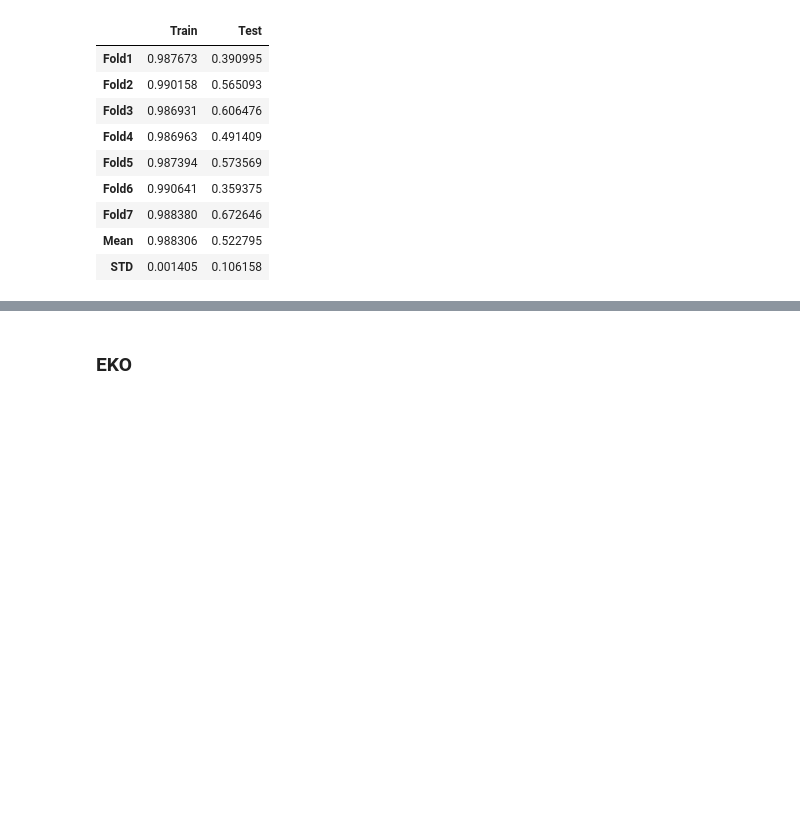
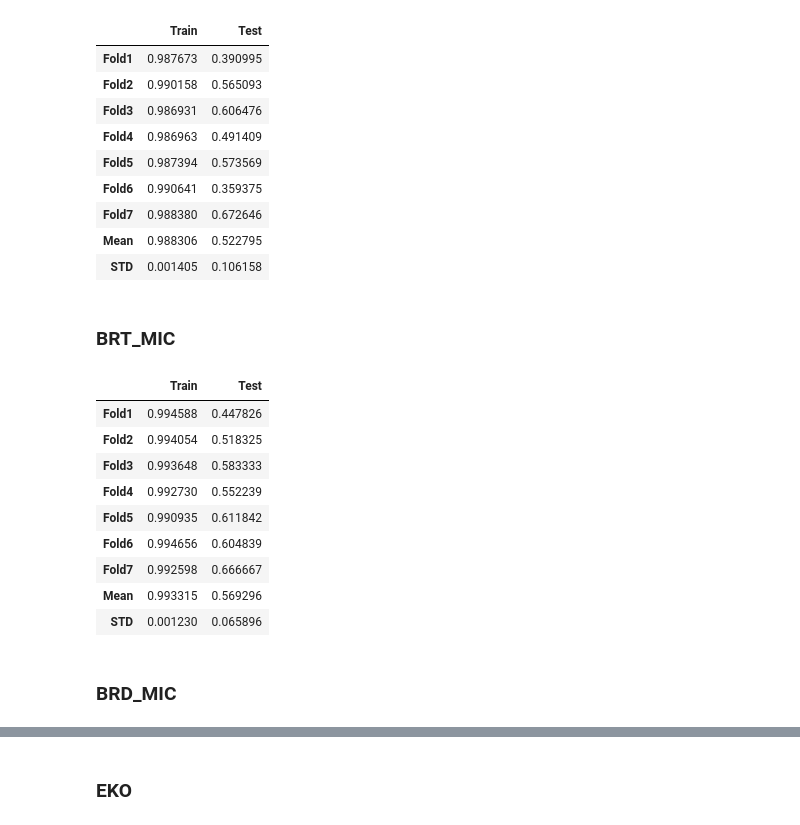
Before and after one commit to akansh12/Pnoi_SPIRE, a Jupyter notebook: Results_with_Augmented_data.ipynb, the cells around one changed output, grey strips where cells are left out. Saved outputs shown, nothing was run; the diff lists cells and outputs as text; code cells hidden in the pictures; blank space fills up the shorter version.

```diff
--- a/Results_with_Augmented_data.ipynb
+++ b/Results_with_Augmented_data.ipynb
@@ -154,3 +156,30 @@ pd.DataFrame(np.concatenate((np.array(train).reshape(9,1), np.array(test).reshap
 | Fold7 | 0.988380 | 0.672646 |
 | Mean | 0.988306 | 0.522795 |
 | STD | 0.001405 | 0.106158 |
+# %% [markdown]
+### BRT_MIC
+# %%
+f1,t1,f2,t2,f3,t3,f4,t4,f5,t5,f6,t6,f7,t7 = fold(mic_brt_orig_df, './Sets/', 'original')
+f1_aug,t1_aug,f2_aug,t2_aug,f3_aug,t3_aug,f4_aug,t4_aug,f5_aug,t5_aug,f6_aug,t6_aug,f7_aug,t7_aug = fold(mic_brt_aug_df, './Sets/', 'augmented')
+fold_list = [shuffle(pd.concat([f1,f1_aug])),t1,shuffle(pd.concat([f2,f2_aug])),t2,shuffle(pd.concat([f3,f3_aug])),t3,shuffle(pd.concat([f4,f4_aug])),t4,shuffle(pd.concat([f5,f5_aug])),t5,shuffle(pd.concat([f6,f6_aug])),t6,shuffle(pd.concat([f7,f7_aug])),t7 ]
+# %%
+test, train = SVM(fold_list)
+test.append(np.mean(test))
+test.append(np.std(test[:7]))
+
+train.append(np.mean(train))
+train.append(np.std(train[:7]))
+pd.DataFrame(np.concatenate((np.array(train).reshape(9,1), np.array(test).reshape(9,1)), axis = 1), index=['Fold1','Fold2','Fold3','Fold4','Fold5','Fold6','Fold7', 'Mean', 'STD'], columns=['Train', 'Test'])
+# %% [output]
+|  | Train | Test |
+| Fold1 | 0.994588 | 0.447826 |
+| Fold2 | 0.994054 | 0.518325 |
+| Fold3 | 0.993648 | 0.583333 |
+| Fold4 | 0.992730 | 0.552239 |
+| Fold5 | 0.990935 | 0.611842 |
+| Fold6 | 0.994656 | 0.604839 |
+| Fold7 | 0.992598 | 0.666667 |
+| Mean | 0.993315 | 0.569296 |
+| STD | 0.001230 | 0.065896 |
+# %% [markdown]
+### BRD_MIC
```
Also changed, not shown: parts of 17 cells of this notebook.
